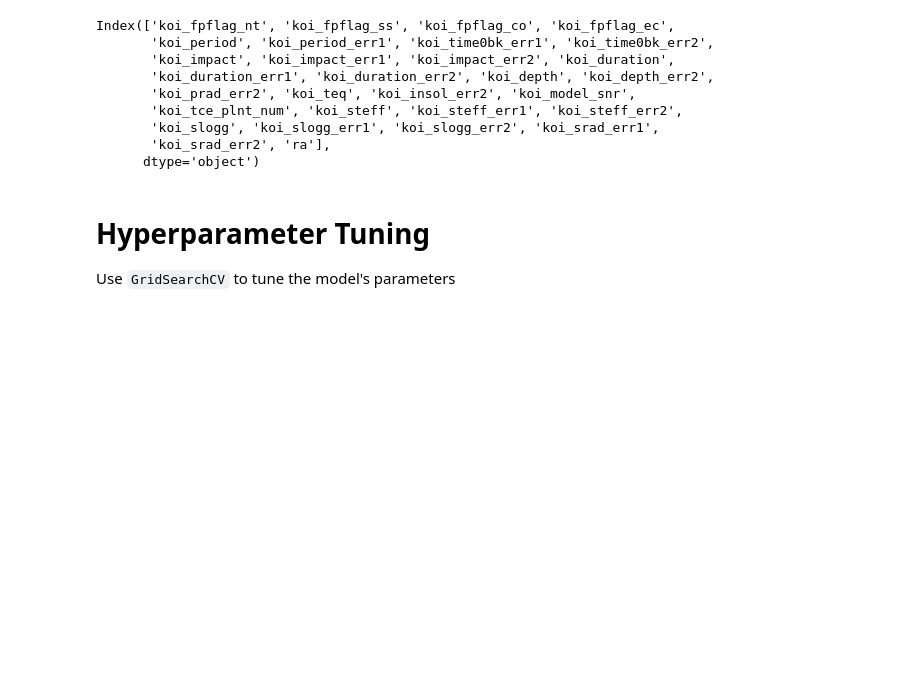
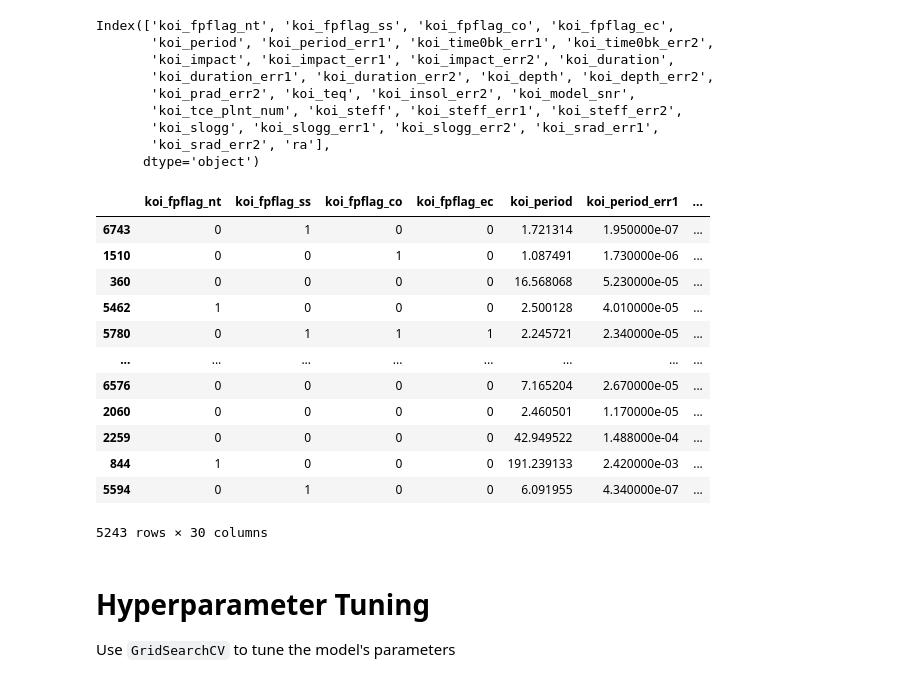
Before and after one commit to crogar/machine-learning-challenge, a Jupyter notebook: starter_code/model_1.ipynb, the cells around one changed output. Cells and saved outputs as stored; diff of their text form; code cells hidden in the pictures; blank space fills up the shorter version.

```diff
--- a/starter_code/model_1.ipynb
+++ b/starter_code/model_1.ipynb
@@ -72,11 +72,14 @@ X_train.head()
 # Pre-processing
 
 Scale the data using the MinMaxScaler and perform some feature selection
+# %%
+def scale_minmax(X_values):
+    return MinMaxScaler().fit(X_values)
 # %%
 # Scale your data
 from sklearn.preprocessing import MinMaxScaler  #importing MinMaxScaler, scaling data from [0-1]
 # creating the scaler
-min_max_scaler = MinMaxScaler().fit(X_train)
+min_max_scaler = scale_minmax(X_train)
 # %%
 X_train_scaled = min_max_scaler.transform(X_train)
 X_train_scaled
@@ -223,3 +226,20 @@ Index(['koi_fpflag_nt', 'koi_fpflag_ss', 'koi_fpflag_co', 'koi_fpflag_ec',
        'koi_slogg', 'koi_slogg_err1', 'koi_slogg_err2', 'koi_srad_err1',
        'koi_srad_err2', 'ra'],
       dtype='object')
+# %%
+X_train = X_train[feature_name.tolist()]
+X_train
+# %% [output]
+|  | koi_fpflag_nt | koi_fpflag_ss | koi_fpflag_co | koi_fpflag_ec | koi_period | koi_period_err1 | ... |
+| 6743 | 0 | 1 | 0 | 0 | 1.721314 | 1.950000e-07 | ... |
+| 1510 | 0 | 0 | 1 | 0 | 1.087491 | 1.730000e-06 | ... |
+| 360 | 0 | 0 | 0 | 0 | 16.568068 | 5.230000e-05 | ... |
+| 5462 | 1 | 0 | 0 | 0 | 2.500128 | 4.010000e-05 | ... |
+| 5780 | 0 | 1 | 1 | 1 | 2.245721 | 2.340000e-05 | ... |
+| ... | ... | ... | ... | ... | ... | ... | ... |
+| 6576 | 0 | 0 | 0 | 0 | 7.165204 | 2.670000e-05 | ... |
+| 2060 | 0 | 0 | 0 | 0 | 2.460501 | 1.170000e-05 | ... |
+| 2259 | 0 | 0 | 0 | 0 | 42.949522 | 1.488000e-04 | ... |
+| 844 | 1 | 0 | 0 | 0 | 191.239133 | 2.420000e-03 | ... |
+| 5594 | 0 | 1 | 0 | 0 | 6.091955 | 4.340000e-07 | ... |
+5243 rows × 30 columns
```
Also changed, not shown: parts of 1 cell of this notebook.
